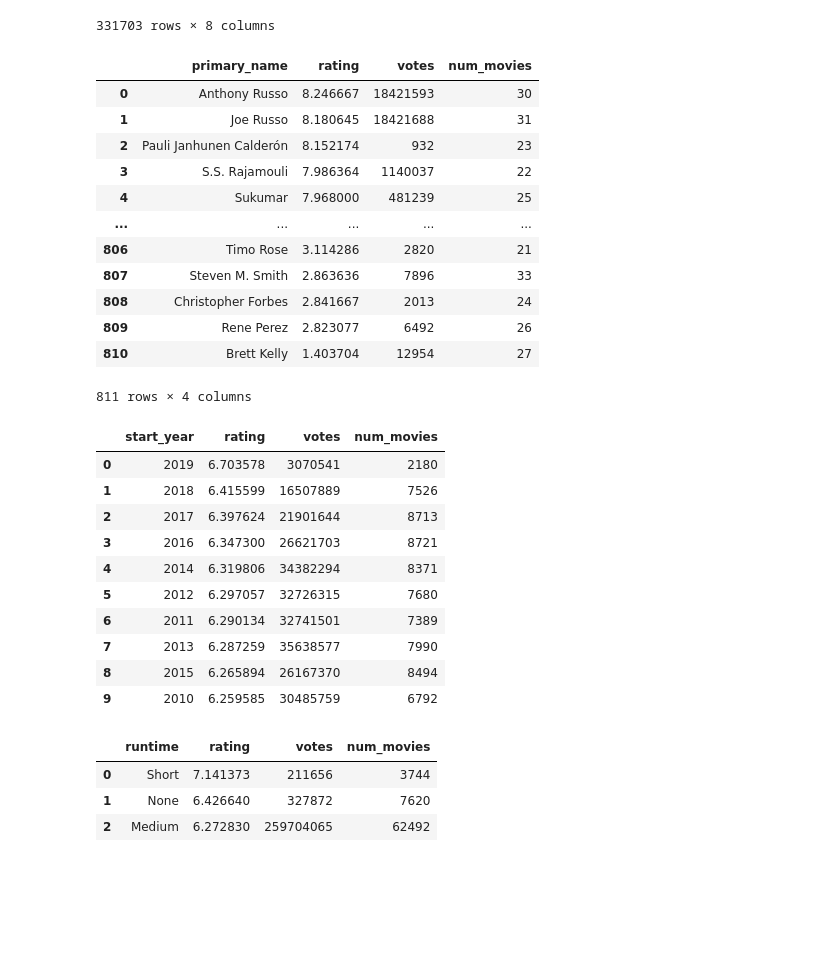
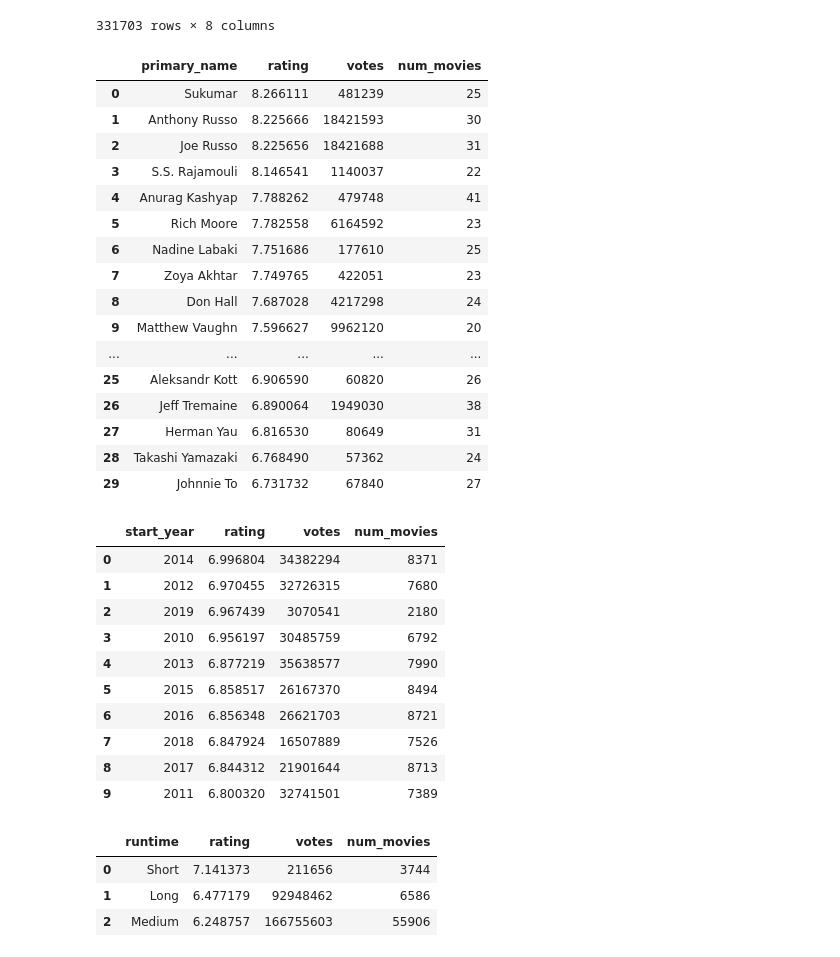
Before and after one commit to bluenets126/dsc-sql-summative-lab, a Jupyter notebook: SQLSummativeLab.ipynb, the cells around one changed output. Cells and saved outputs as stored; diff of their text form; code cells hidden in the pictures; blank space fills up the shorter version.

```diff
--- a/SQLSummativeLab.ipynb
+++ b/SQLSummativeLab.ipynb
@@ -541,32 +543,39 @@ movie_akas_df
 | 331702 | tt9880178 | 3 | The Attention | XWW | en | imdbDisplay | None | 0.0 |
 331703 rows × 8 columns
 # %%
-query_director_rating = """SELECT pe.primary_name, AVG(mr.averagerating) as rating, SUM(mr.numvotes) as votes, count(mr.movie_id) as num_movies
+#list of directors with their average movie rating.  Used average rating by # of votes to recalculate based on how many people voted for the movie.
+query_director_rating = """SELECT pe.primary_name, (SUM(mr.averagerating * mr.numvotes) / SUM(mr.numvotes)) as rating, SUM(mr.numvotes) as votes, count(mr.movie_id) as num_movies
                             FROM persons pe JOIN directors d USING(person_id)
                                         JOIN movie_ratings mr ON d.movie_id = mr.movie_id
                             GROUP BY pe.primary_name
-                            HAVING num_movies >= 20 and votes > 500
-                            ORDER BY rating DESC;
+                            HAVING num_movies >= 20 and votes > 50000
+                            ORDER BY rating DESC
+                            LIMIT 30;
                         """
 
 director_ratings_df = pd.read_sql(query_director_rating, conn4)
 director_ratings_df
 # %% [output]
 |  | primary_name | rating | votes | num_movies |
-| 0 | Anthony Russo | 8.246667 | 18421593 | 30 |
-| 1 | Joe Russo | 8.180645 | 18421688 | 31 |
-| 2 | Pauli Janhunen Calderón | 8.152174 | 932 | 23 |
-| 3 | S.S. Rajamouli | 7.986364 | 1140037 | 22 |
-| 4 | Sukumar | 7.968000 | 481239 | 25 |
+| 0 | Sukumar | 8.266111 | 481239 | 25 |
+| 1 | Anthony Russo | 8.225666 | 18421593 | 30 |
+| 2 | Joe Russo | 8.225656 | 18421688 | 31 |
+| 3 | S.S. Rajamouli | 8.146541 | 1140037 | 22 |
+| 4 | Anurag Kashyap | 7.788262 | 479748 | 41 |
+| 5 | Rich Moore | 7.782558 | 6164592 | 23 |
+| 6 | Nadine Labaki | 7.751686 | 177610 | 25 |
+| 7 | Zoya Akhtar | 7.749765 | 422051 | 23 |
+| 8 | Don Hall | 7.687028 | 4217298 | 24 |
+| 9 | Matthew Vaughn | 7.596627 | 9962120 | 20 |
 | ... | ... | ... | ... | ... |
-| 806 | Timo Rose | 3.114286 | 2820 | 21 |
-| 807 | Steven M. Smith | 2.863636 | 7896 | 33 |
-| 808 | Christopher Forbes | 2.841667 | 2013 | 24 |
-| 809 | Rene Perez | 2.823077 | 6492 | 26 |
-| 810 | Brett Kelly | 1.403704 | 12954 | 27 |
+| 25 | Aleksandr Kott | 6.906590 | 60820 | 26 |
+| 26 | Jeff Tremaine | 6.890064 | 1949030 | 38 |
+| 27 | Herman Yau | 6.816530 | 80649 | 31 |
+| 28 | Takashi Yamazaki | 6.768490 | 57362 | 24 |
+| 29 | Johnnie To | 6.731732 | 67840 | 27 |
-811 rows × 4 columns
 # %%
-query_year_rating = """SELECT mb.start_year, AVG(averagerating) as rating, SUM(mr.numvotes) as votes, count(mr.movie_id) as num_movies
+#Ratings of movies by year to see if there is a trend
+query_year_rating = """SELECT mb.start_year, (SUM(mr.averagerating * mr.numvotes) / SUM(numvotes)) as rating, SUM(numvotes) as votes, COUNT(movie_id) as num_movies
                         FROM movie_basics mb JOIN movie_ratings mr USING (movie_id)
                         GROUP BY mb.start_year
                         ORDER BY rating DESC;
@@ -574,21 +583,29 @@ query_year_rating = """SELECT mb.start_year, AVG(averagerating) as rating, SUM(m
 
 year_rating_df = pd.read_sql(query_year_rating, conn4)
 year_rating_df
+
+#AVG(averagerating) as rating, SUM(mr.numvotes) as votes, count(mr.movie_id) as num_movies
 # %% [output]
 |  | start_year | rating | votes | num_movies |
-| 0 | 2019 | 6.703578 | 3070541 | 2180 |
-| 1 | 2018 | 6.415599 | 16507889 | 7526 |
-| 2 | 2017 | 6.397624 | 21901644 | 8713 |
-| 3 | 2016 | 6.347300 | 26621703 | 8721 |
-| 4 | 2014 | 6.319806 | 34382294 | 8371 |
-| 5 | 2012 | 6.297057 | 32726315 | 7680 |
-| 6 | 2011 | 6.290134 | 32741501 | 7389 |
-| 7 | 2013 | 6.287259 | 35638577 | 7990 |
-| 8 | 2015 | 6.265894 | 26167370 | 8494 |
-| 9 | 2010 | 6.259585 | 30485759 | 6792 |
+| 0 | 2014 | 6.996804 | 34382294 | 8371 |
+| 1 | 2012 | 6.970455 | 32726315 | 7680 |
+| 2 | 2019 | 6.967439 | 3070541 | 2180 |
+| 3 | 2010 | 6.956197 | 30485759 | 6792 |
+| 4 | 2013 | 6.877219 | 35638577 | 7990 |
+| 5 | 2015 | 6.858517 | 26167370 | 8494 |
+| 6 | 2016 | 6.856348 | 26621703 | 8721 |
+| 7 | 2018 | 6.847924 | 16507889 | 7526 |
+| 8 | 2017 | 6.844312 | 21901644 | 8713 |
+| 9 | 2011 | 6.800320 | 32741501 | 7389 |
 # %%
-query_runtime_split = """SELECT CASE WHEN runtime_minutes < 60 THEN 'Short' WHEN 60 <= runtime_minutes <= 120 THEN 'Medium' WHEN runtime_minutes > 120 THEN 'Long' END AS runtime, AVG(averagerating) as rating, SUM(numvotes) as votes, count(movie_id) as num_movies
+#Ratings of movies based on time split
+query_runtime_split = """SELECT CASE WHEN runtime_minutes < 60 THEN 'Short'
+                                    WHEN runtime_minutes >= 60 AND runtime_minutes <= 120 THEN 'Medium'
+                                    WHEN runtime_minutes > 120 THEN 'Long'
+                                    END AS runtime,
+                                    AVG(averagerating) as rating, SUM(numvotes) as votes, count(movie_id) as num_movies
                         FROM movie_basics JOIN movie_ratings USING (movie_id)
+                        where runtime_minutes != 'None'
                         GROUP BY runtime
                         ORDER BY rating DESC;
                         """
@@ -597,5 +614,5 @@ runtime_split_df
 # %% [output]
 |  | runtime | rating | votes | num_movies |
 | 0 | Short | 7.141373 | 211656 | 3744 |
-| 1 | None | 6.426640 | 327872 | 7620 |
-| 2 | Medium | 6.272830 | 259704065 | 62492 |
+| 1 | Long | 6.477179 | 92948462 | 6586 |
+| 2 | Medium | 6.248757 | 166755603 | 55906 |
```
Also changed, not shown: parts of 5 cells of this notebook.
